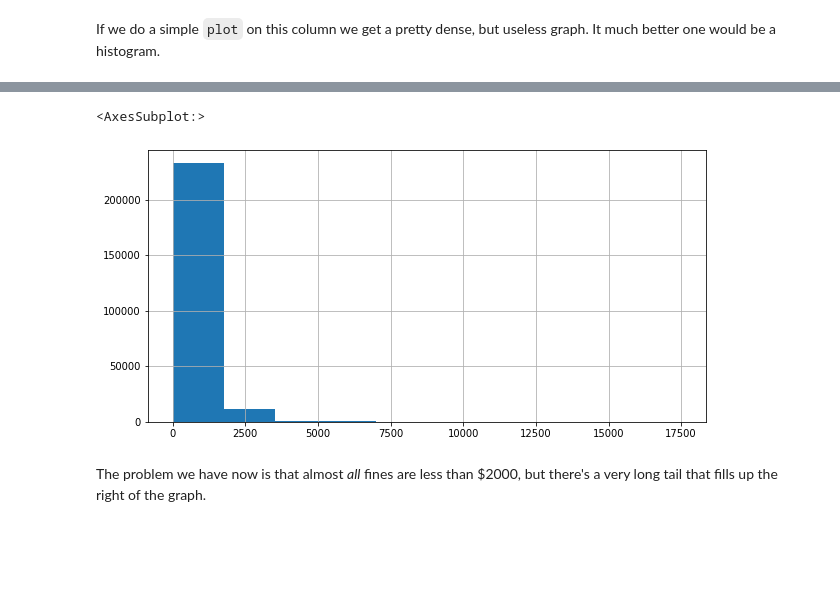
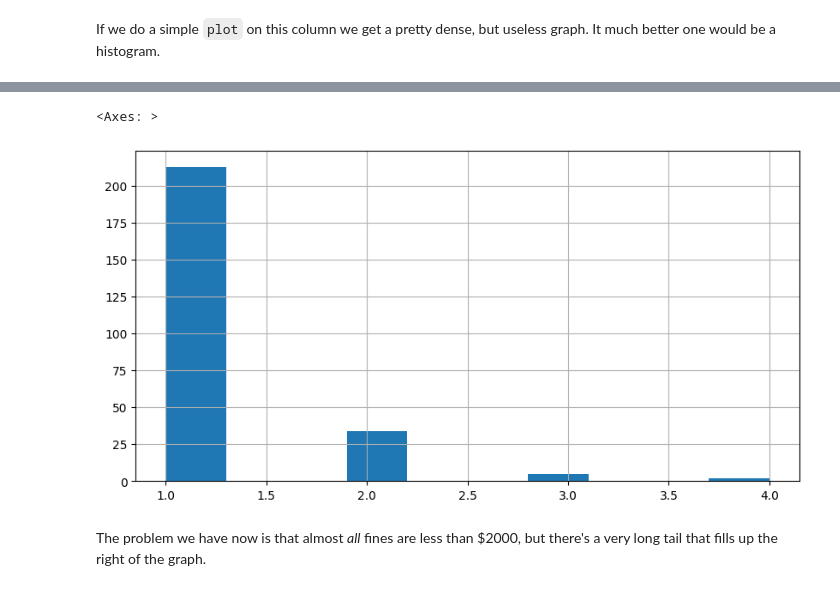
Before and after one commit to Kendrick0629/Tesla-_dealth_data, a Jupyter notebook: data_introduction/basic_pandas.ipynb, the cells around one changed output, grey strips where cells are left out. Drawn from its saved outputs; the diff is of its cells as text; code cells hidden in the pictures; blank space fills up the shorter version.

Commit message:
plot and bar charts

```diff
--- a/data_introduction/basic_pandas.ipynb
+++ b/data_introduction/basic_pandas.ipynb
@@ -28,8 +28,8 @@ Let's check to see if we've already downloaded the data. It's a big file, so we
 
 Pandas is pretty smart, it can get data from the internet just as easily as from the file system, it just takes a bit longer.
 # %%
-if os.path.isfile("penalty_data_set_0.csv"):
-    filepath = "penalty_data_set_0.csv"
+if os.path.isfile("Tesla_Dealth.csv"):
+    filepath = "Tesla_Dealth.csv"
     print("loading from file")
 else:
     filepath = "http://www.osr.nsw.gov.au/sites/default/files/file_manager/penalty_data_set_0.csv"
@@ -77,4 +78,6 @@ Index(['OFFENCE_FINYEAR', 'OFFENCE_MONTH', 'OFFENCE_CODE', 'OFFENCE_DESC',
       dtype='object')
+# %%
+penalty_data.columns = [ct.strip() for ct in penalty_data.columns]
 # %% [markdown]
 This is useful for you when you are documenting your dataset, you can make each column a heading, and then describe that column's characteristics.
 # %% [markdown]
@@ -131,2 +160,18 @@ NameError: name 'penalty_data' is not defined
 # %% [markdown]
 If we do a simple `plot` on this column we get a pretty dense, but useless graph. It much better one would be a histogram.
+# %%
+penalty_data.columns = penalty_data.columns.str.strip()
+
+# Group the data by year and country, and sum the deaths for each group
+yearly_country_deaths = penalty_data.groupby(['Year', 'Country'])['Deaths'].sum().unstack().fillna(0)
+
+# Plot the data using a bar chart
+yearly_country_deaths.plot(kind='bar', stacked=True, figsize=(12, 8))
+
+plt.xlabel('Year')
+plt.ylabel('Total Deaths')
+plt.title('Total Deaths by Year and Country in Tesla Cases')
+plt.legend(title='Country', bbox_to_anchor=(1.05, 1), loc='upper left')
+plt.grid(True)
+plt.tight_layout()
+plt.show()
@@ -132,0 +180,16 @@ If we do a simple `plot` on this column we get a pretty dense, but useless graph
+# %%
+penalty_data.columns = penalty_data.columns.str.strip()
+
+# Group the data by country and sum the deaths for each country
+country_deaths = penalty_data.groupby('Country')['Deaths'].sum()
+
+# Plot the data using a bar chart
+plt.figure(figsize=(12, 8))
+country_deaths.plot(kind='bar')
+
+plt.xlabel('Country')
+plt.ylabel('Total Deaths')
+plt.title('Total Deaths by Country in Tesla Cases')
+plt.grid(True)
+plt.tight_layout()
+plt.show()
@@ -133,8 +198,8 @@ If we do a simple `plot` on this column we get a pretty dense, but useless graph
 # %%
-penalty_data.FACE_VALUE.hist()
+penalty_data.Deaths.hist()
 # %% [output]
-<AxesSubplot:>
+<Axes: >
-[figure, old version]
+[figure, new version]
 # %% [markdown]
 The problem we have now is that almost _all_ fines are less than $2000, but there's a very long tail that fills up the right of the graph.
 # %% [markdown]
```
Also changed, not shown: parts of 15 cells of this notebook, 3 other files.
